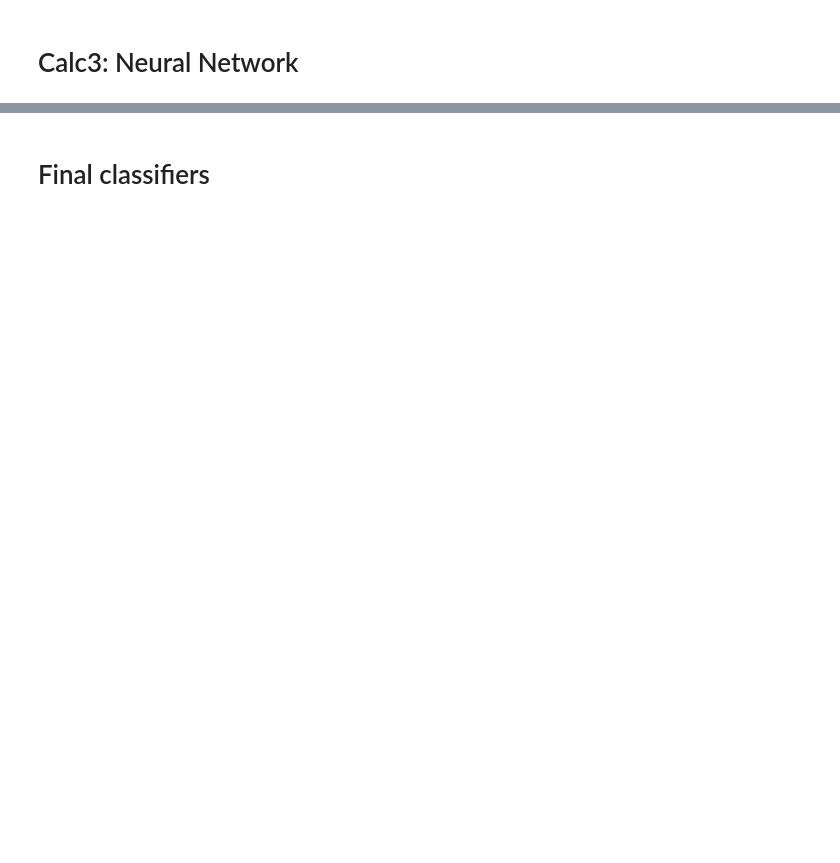
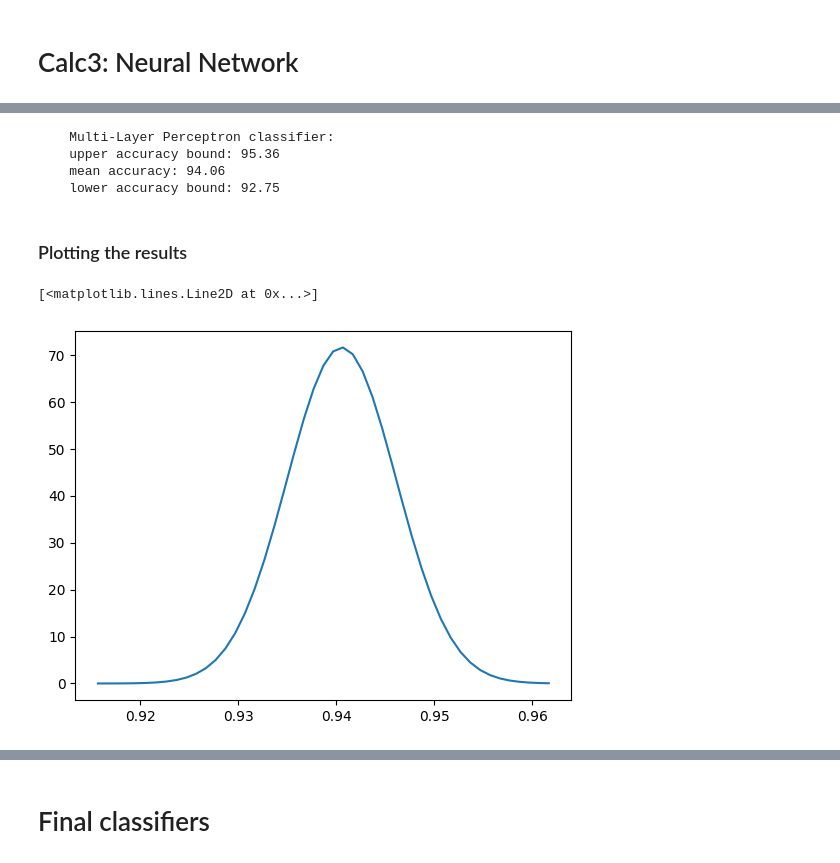
Before and after one commit to Roxxon360/MachineLearningAlgorithms_WS2022, a Jupyter notebook: Assignment_02/Ass2-IlyesSeidlWagermaier.ipynb, the cells around one changed output, grey strips where cells are left out. Drawn from its saved outputs; the diff is of its cells as text; code cells hidden in the pictures; blank space fills up the shorter version.

Commit message:
feat: added MLPC

```diff
--- a/Assignment_02/Ass2-IlyesSeidlWagermaier.ipynb
+++ b/Assignment_02/Ass2-IlyesSeidlWagermaier.ipynb
@@ -151,0 +274,21 @@ Nu-Support Vector Classifier Training Accuracy: 99.93%
+# %%
+# --- Execution mandatory --- #
+
+# Set best hyperparameter
+activation = "relu"
+solver = "adam"
+learning_rate = "adaptive"
+hidden_layer_sizes = (60,)
+alpha = 0.5
+random_state = 1
+learning_rate_init = 0.001
+
+# Create Classifier
+finalNN = MLPClassifier(max_iter=250, activation=activation, solver=solver, learning_rate=learning_rate,
+                    hidden_layer_sizes=hidden_layer_sizes, random_state=random_state, alpha=alpha,
+                    learning_rate_init=learning_rate_init)
+
+# Train classifier
+finalNN.fit(X_train, y_train)
+print("Accuracy on Training-Data: " + str(finalNN.score(X_train, y_train)*100) + "%")
+print("Accuracy on Test-Data: " + str(finalNN.score(X_test, y_test)*100) + "%")
@@ -151,0 +316,27 @@ Nu-Support Vector Classifier Training Accuracy: 99.93%
+# %%
+MLPC_upper_bound = finalNN.score(X_test, y_test) + c_delta_half * np.sqrt((finalNN.score(X_test, y_test) * (1 - finalNN.score(X_test, y_test))) / len(y_test)) + c_delta_half ** 2 / len(y_test)
+MLPC_lowe_bound = finalNN.score(X_test, y_test) - c_delta_half * np.sqrt((finalNN.score(X_test, y_test) * (1 - finalNN.score(X_test, y_test))) / len(y_test)) - c_delta_half ** 2 / len(y_test)
+print(f'''
+    Multi-Layer Perceptron classifier:
+    upper accuracy bound: {round(MLPC_upper_bound * 100, 2)}
+    mean accuracy: {round(finalNN.score(X_test, y_test) * 100, 2)}
+    lower accuracy bound: {round(MLPC_lowe_bound * 100, 2)}''')
+# %% [output]
+    Multi-Layer Perceptron classifier:
+    upper accuracy bound: 95.36
+    mean accuracy: 94.06
+    lower accuracy bound: 92.75
+# %% [markdown]
+### Plotting the results
+# %%
+from matplotlib import pyplot as plt
+
+interval_extension = 0.01
+lower_bound = MLPC_lowe_bound - interval_extension
+upper_bound = MLPC_upper_bound + interval_extension
+
+data_points = np.arange(lower_bound, upper_bound, 0.001)
+plt.plot(data_points, stats.norm.pdf(data_points, finalNN.score(X_test, y_test), np.sqrt((finalNN.score(X_test, y_test) * (1 - finalNN.score(X_test, y_test))) / len(y_test))), label = 'MLPC')
+# %% [output]
+[<matplotlib.lines.Line2D at 0x...>]
+[figure, added]
```
Also changed, not shown: parts of 27 cells of this notebook.
